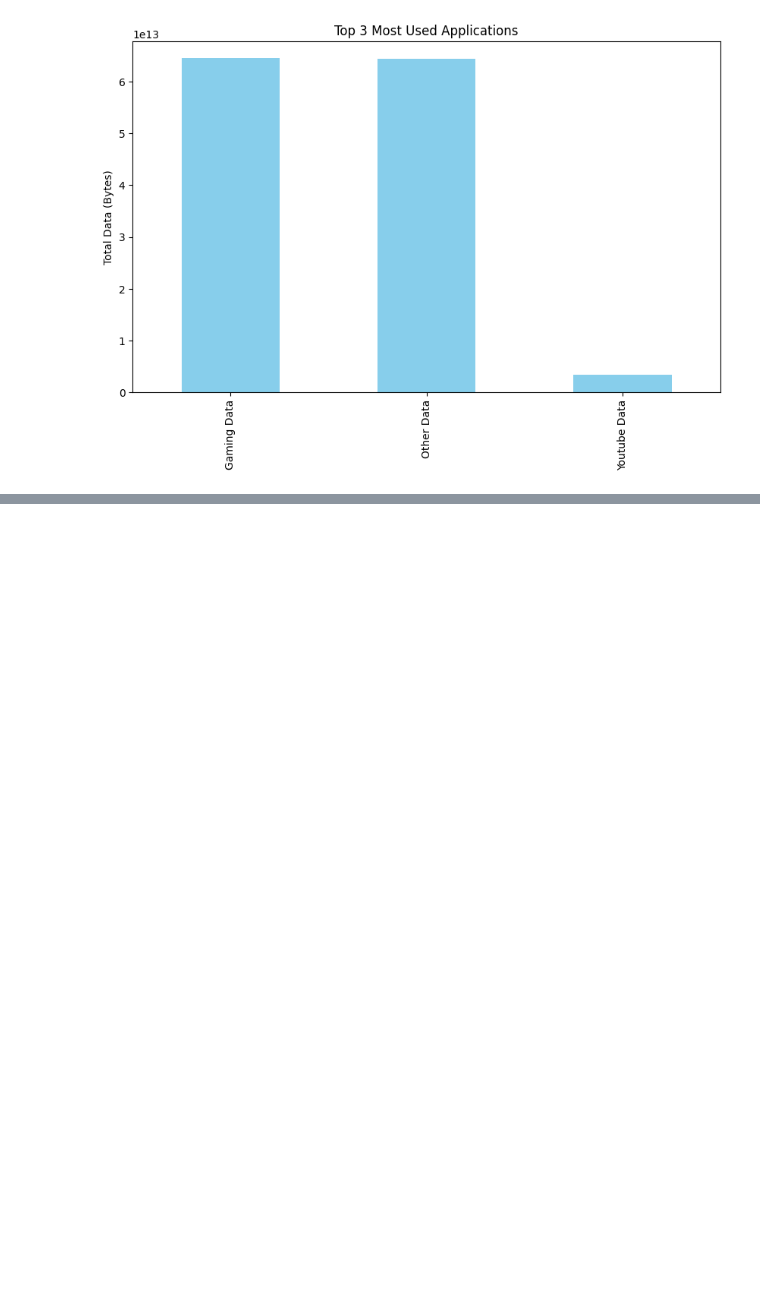
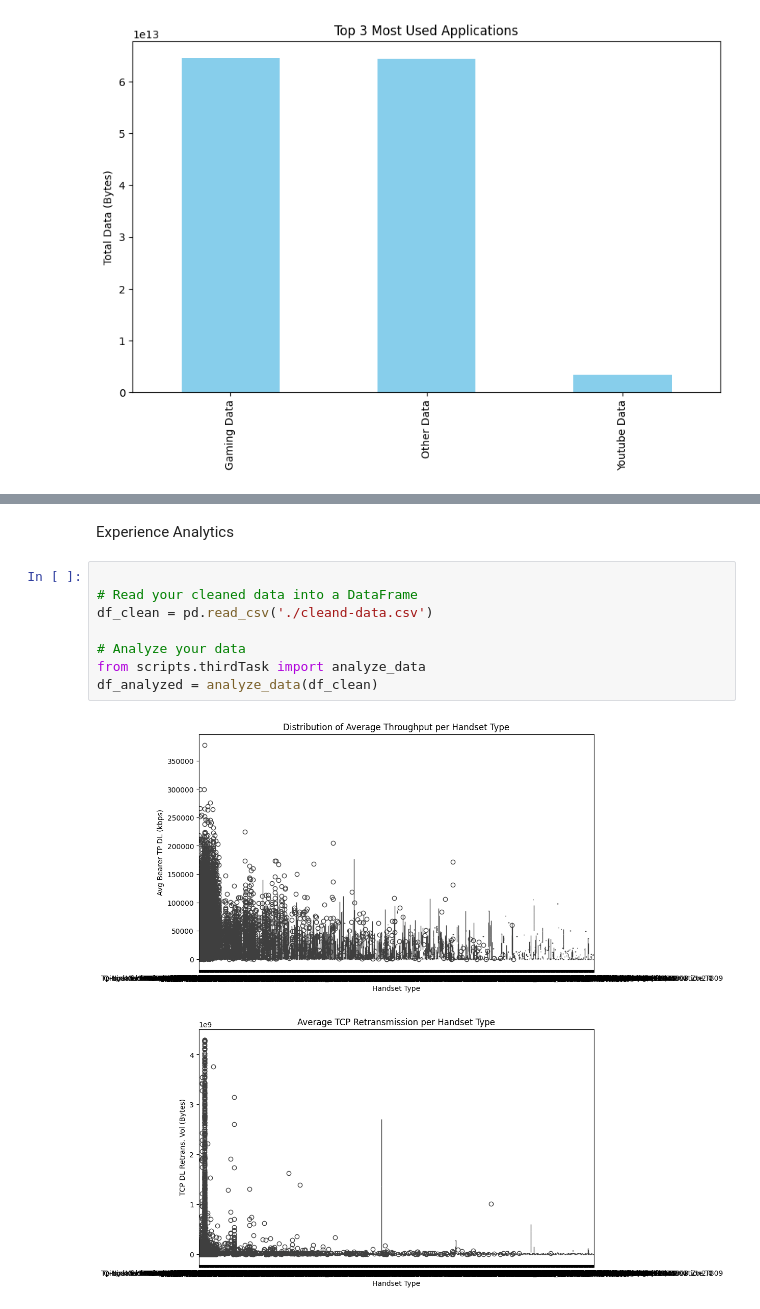
Before and after one commit to Abdulaziz7878/TellCo-mobile-service-provider, a Jupyter notebook: notebooks/overViewAnalysis.ipynb, the cells around one changed output, grey strips where cells are left out. Cells and saved outputs as stored; diff of their text form; blank space fills up the shorter version.

```diff
--- a/notebooks/overViewAnalysis.ipynb
+++ b/notebooks/overViewAnalysis.ipynb
@@ -697,0 +716,13 @@ plt.show()
+# %% [markdown]
+Experience Analytics
+# %%
+
+# Read your cleaned data into a DataFrame
+df_clean = pd.read_csv('./cleand-data.csv')
+
+# Analyze your data
+from scripts.thirdTask import analyze_data
+df_analyzed = analyze_data(df_clean)
+# %% [output]
+[figure, added]
+[figure, added]
```
Also changed, not shown: parts of 48 cells of this notebook.
